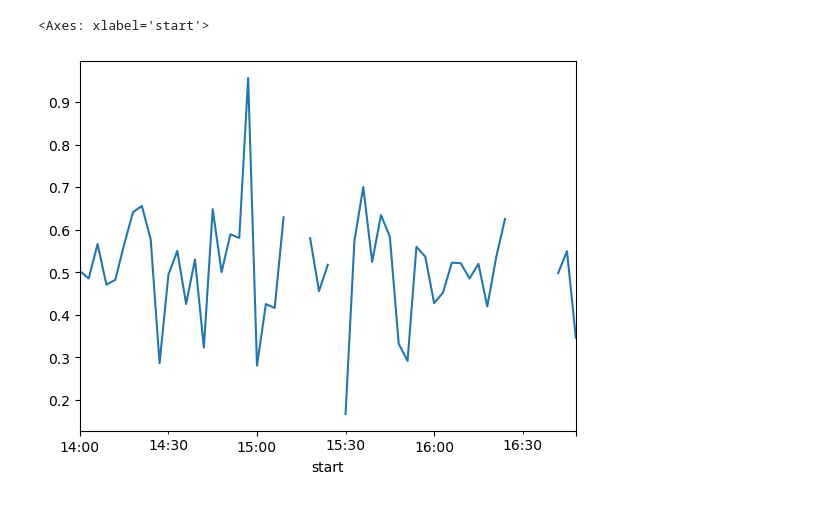
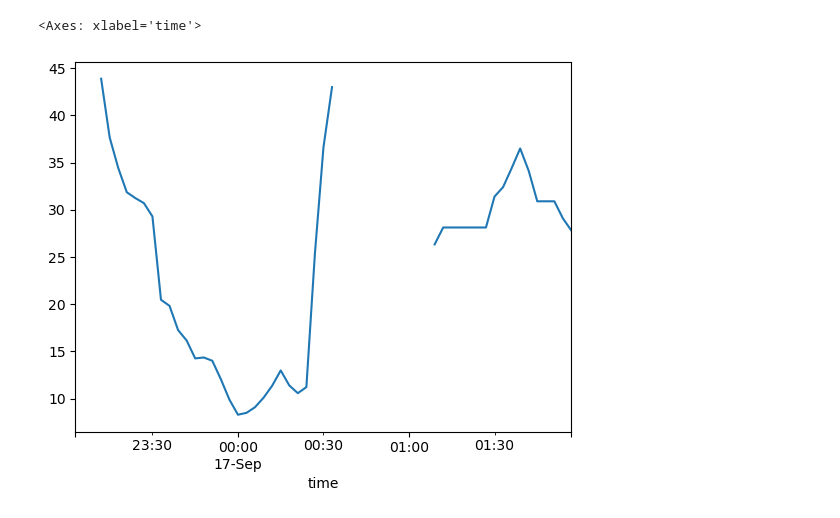
Before and after one commit to Henrikarba/logicare, a Jupyter notebook: analysis.ipynb, the cells around one changed output. Cells and saved outputs as stored; diff of their text form; code cells hidden in the pictures.

```diff
--- a/analysis.ipynb
+++ b/analysis.ipynb
@@ -5,7 +5,7 @@ from datetime import timedelta, datetime
 import pandas as pd
 import matplotlib.pyplot as plt
 # %%
-df = pd.read_csv('data/mouse_tracking_data_dump_ilia.csv')
+df = pd.read_csv('data/tracking_data.csv')
 df["time"] = pd.to_datetime(df['time'] * 10**9)
 
 l = len(df)
@@ -139,5 +139,6 @@ while i < len(rows):
     trajectory_i += 1
 # %%
 df = pd.DataFrame(trajectories)
+df['stress'] = - df['speed'] * df['accuracy'] + 3000
 df
 # %% [output]
@@ -181,8 +172,9 @@ time_s['speed'].plot()
 # %%
-time_s['accuracy'][datetime.fromisoformat('2023-09-16 14:00:00'):].plot()
+time_s1 = df[df['event_type'] == 'blink'].groupby(pd.Grouper(key='time', freq='3Min')).mean()['delta'].rolling(10, min_periods=3).mean()#[['speed', 'accuracy']]
+time_s1.plot()
 # %% [output]
-<Axes: xlabel='start'>
+<Axes: xlabel='time'>
-[figure, old version]
+[figure, new version]
 # %%
 (-time_s['accuracy']*time_s['speed'] + 3000).plot()
 # %% [output]
```
Also changed, not shown: parts of 8 cells of this notebook, 6 other files.
